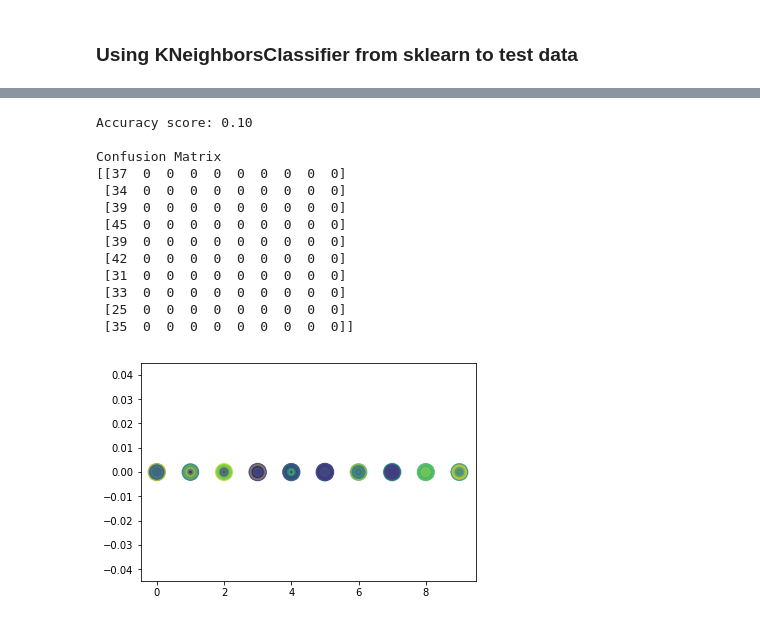
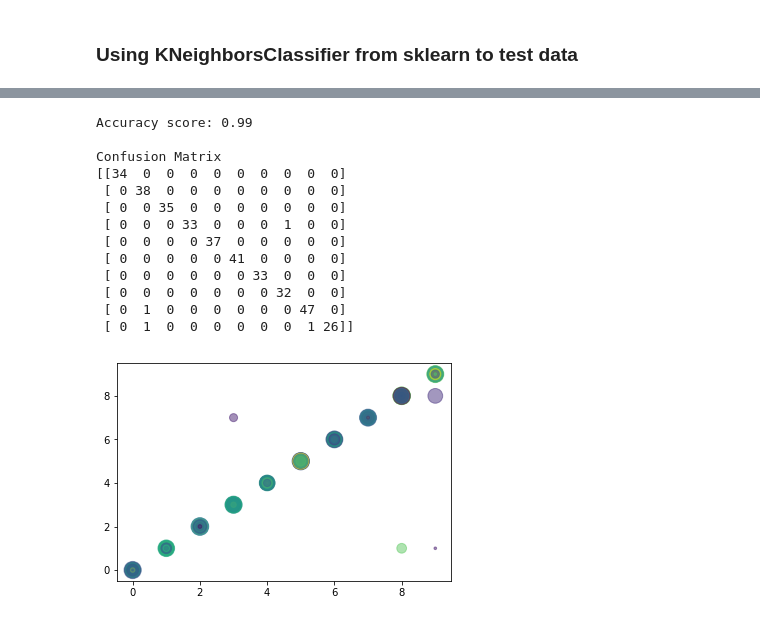
Before and after one commit to knstntn/euler, a Jupyter notebook: BDA/ML/ML_BDA_17-19_lab3.ipynb, the cells around one changed output, grey strips where cells are left out. Drawn from its saved outputs; the diff is of its cells as text; code cells hidden in the pictures.

```diff
--- a/BDA/ML/ML_BDA_17-19_lab3.ipynb
+++ b/BDA/ML/ML_BDA_17-19_lab3.ipynb
@@ -85,21 +130,17 @@ class NaiveKNN:
-# %%
-naive = NaiveKNN(3)
-naive.fit(X_train, y_train)
-Y = naive.predict(X_test)
-
-show_result(y_test, Y)
-# %% [output]
-Accuracy score: 0.10
-
-Confusion Matrix
-[[37  0  0  0  0  0  0  0  0  0]
- [34  0  0  0  0  0  0  0  0  0]
- [39  0  0  0  0  0  0  0  0  0]
- [45  0  0  0  0  0  0  0  0  0]
- [39  0  0  0  0  0  0  0  0  0]
- [42  0  0  0  0  0  0  0  0  0]
- [31  0  0  0  0  0  0  0  0  0]
- [33  0  0  0  0  0  0  0  0  0]
- [25  0  0  0  0  0  0  0  0  0]
- [35  0  0  0  0  0  0  0  0  0]]
-[figure, removed]
+# %%
+train_and_test(KNeighborsClassifier(k))
+# %% [output]
+Accuracy score: 0.99
+
+Confusion Matrix
+[[34  0  0  0  0  0  0  0  0  0]
+ [ 0 38  0  0  0  0  0  0  0  0]
+ [ 0  0 35  0  0  0  0  0  0  0]
+ [ 0  0  0 33  0  0  0  1  0  0]
+ [ 0  0  0  0 37  0  0  0  0  0]
+ [ 0  0  0  0  0 41  0  0  0  0]
+ [ 0  0  0  0  0  0 33  0  0  0]
+ [ 0  0  0  0  0  0  0 32  0  0]
+ [ 0  1  0  0  0  0  0  0 47  0]
+ [ 0  1  0  0  0  0  0  0  1 26]]
+[figure, added]
```
Also changed, not shown: parts of 11 cells of this notebook.
